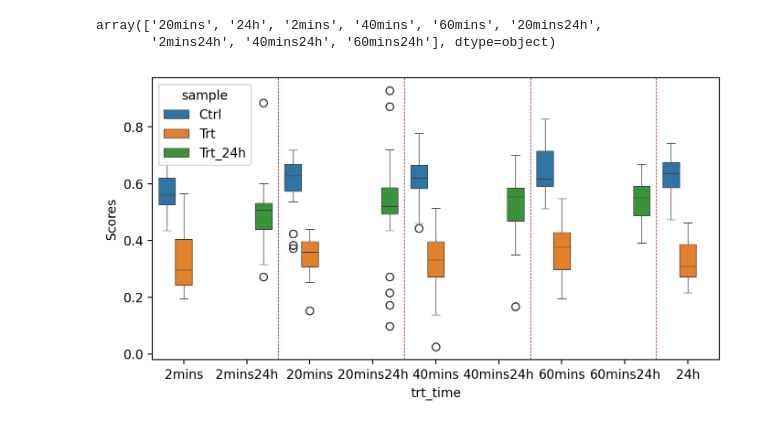
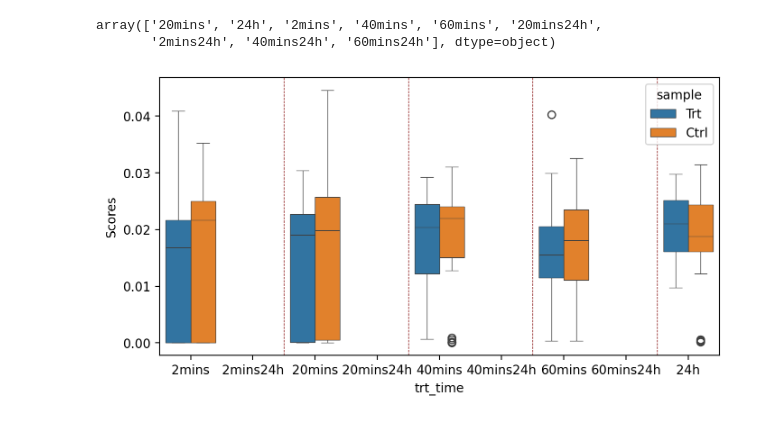
Before and after one commit to bunmiadejimi/Raman_Collagen, a Jupyter notebook: MCR_Stats.ipynb, the cells around one changed output. Drawn from its saved outputs; the diff is of its cells as text; code cells hidden in the pictures.

```diff
--- a/MCR_Stats.ipynb
+++ b/MCR_Stats.ipynb
@@ -7,6 +7,7 @@ from statsmodels.stats.multicomp import pairwise_tukeyhsd
 
 import seaborn as sns
 # %%
-df = pd.read_excel('c:\\Users\\oadeji01\\OneDrive - Tufts\\Bunmi - NavehLab-01\\Raman_Bunmi\\Master_Data\\MCR\\MCR_CtrlvTrt\\Para_Scores_Summary.xlsx', sheet_name = "Sheet1")
+df = pd.read_excel('c:\\Users\\oadeji01\\OneDrive - Tufts\\Bunmi - NavehLab-01\\Raman_Bunmi\\Master_Data\\MCR\\1450_CvT\\Summary_data.xlsx', sheet_name = "Para_score")
+#MCR_CtrlvTrt\\Para_Scores_Summary.xlsx
 df.head()
 # %% [output]
@@ -63,25 +57,26 @@ array(['20mins', '24h', '2mins', '40mins', '60mins', '20mins24h',
 # %%
 plt.figure(figsize = (8, 4), dpi = 200);
 sns.boxplot(
     x = 'trt_time',
-    y = 'Scores on Comp 4 (41.47%)',
+    y = 'Scores on Comp 4 (48.73%)',
     data = df,
     hue = 'sample',
     order = ['2mins', '2mins24h', '20mins', '20mins24h', '40mins', '40mins24h', '60mins',
        '60mins24h','24h'],
        linewidth = .5,
-       dodge=True
+       dodge=True,
+       hue_order = ['Trt', 'Ctrl']
 );
 '''plt.xticks(position = [-0.25, 0, .5, 1, 2.5, 2,2.5, 4, 4.5, 5, 5.5, 6, 7.5, 8, 9.5, 10, 11.5, 12],
            labels= ['2mins', '2mins24h', '20mins', '20mins24h', '40mins', '40mins24h', ' ', '60mins',
        '60mins24h',' ', '24h'],
            rotation = 45);'''
 
 #plt.xticks([0.3])
 #ax.set_xticks(positions)
 plt.ylabel('Scores');
 #plt.axvline(-0.25)
 for l in [1.5, 3.5, 5.5, 7.5]:
     plt.axvline(l, ls = '--', color = 'maroon', lw = .5)
 # %% [output]
-[figure, old version]
+[figure, new version]
```
Also changed, not shown: parts of 8 cells of this notebook.
